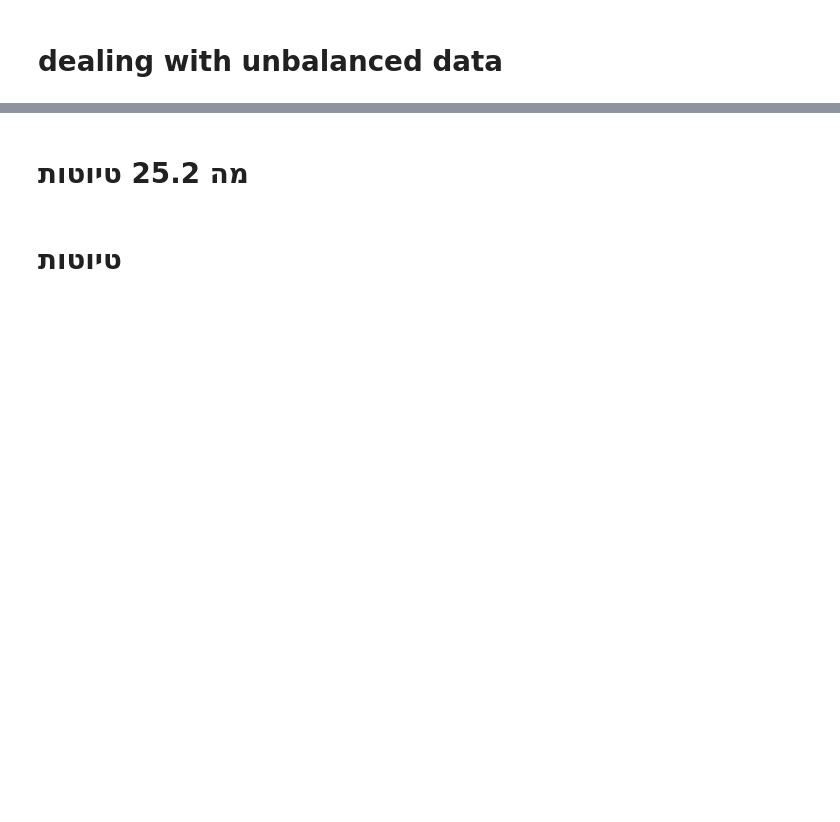
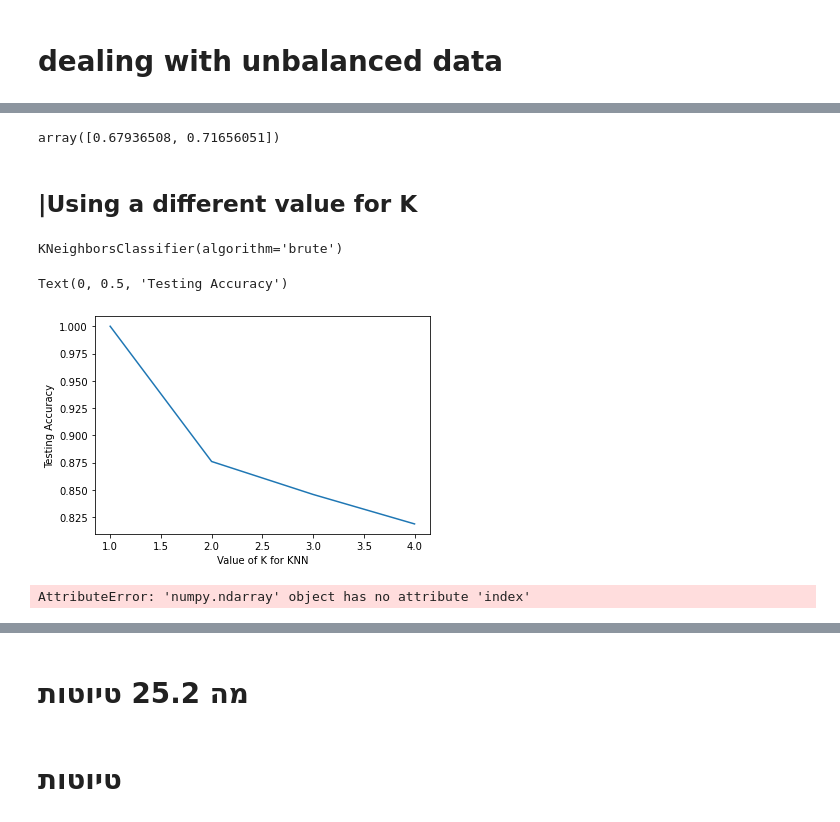
Before and after one commit to BabyBlue555/firstYear-semA-project, a Jupyter notebook: get-good-track-id.ipynb, the cells around one changed output, grey strips where cells are left out. Cells and saved outputs as stored; diff of their text form; code cells hidden in the pictures; blank space fills up the shorter version.

Commit message:
starting models

```diff
--- a/get-good-track-id.ipynb
+++ b/get-good-track-id.ipynb
@@ -850,4 +717,4 @@ high_corr_add.loc[:
 # %%
-fig, ax = plt.subplots(figsize=(12,12))
-sns.heatmap(high_corr.corr(),annot=True)
-sns.set(font_scale=1)
+# fig, ax = plt.subplots(figsize=(12,12))
+# sns.heatmap(high_corr.corr(),annot=True)
+# sns.set(font_scale=1)
@@ -901,0 +760,12 @@ sns.catplot(x="genre", kind="count", palette="ch:.25", data=songs_df)
+# %%
+from sklearn.dummy import DummyClassifier
+# defining the strategy
+# dummy_clf = DummyClassifier(strategy="most_frequent")
+dummy_clf = DummyClassifier(strategy="stratified")
+
+dummy_clf.fit(X_train, Y_train)
+#dummy_clf.score(X_train, Y_train)
+dummy_clf.predict(X_test)
+
+#accuracy
+dummy_clf.score(X_train, Y_train)
@@ -901,0 +814,7 @@ sns.catplot(x="genre", kind="count", palette="ch:.25", data=songs_df)
+# %%
+#specify tuning parameters
+# we chose brute force, since our data is small: For small data sets ( less than 30 or so),  is comparable to , and brute force algorithms can be more efficient than a tree-based approach.
+knn = KNeighborsClassifier(n_neighbors=3,algorithm="brute")
+
+# Fit the model with data (aka "model training")
+knn.fit(X_train_standardized,Y_train)
@@ -901,0 +852,16 @@ sns.catplot(x="genre", kind="count", palette="ch:.25", data=songs_df)
+# %%
+#accuracy
+scores
+# %% [output]
+array([0.67936508, 0.71656051])
+# %% [markdown]
+## |Using a different value for K
+# %%
+#specify tuning parameters
+# we chose brute force, since our data is small: For small data sets ( less than 30 or so),  is comparable to , and brute force algorithms can be more efficient than a tree-based approach.
+knn = KNeighborsClassifier(n_neighbors=5,algorithm="brute")
+
+# Fit the model with data (aka "model training")
+knn.fit(X_train_standardized,Y_train)
+# %% [output]
+KNeighborsClassifier(algorithm='brute')
@@ -901,0 +870,23 @@ sns.catplot(x="genre", kind="count", palette="ch:.25", data=songs_df)
+# %%
+# try K=1 through K=30 and plot testing accuracy
+k_range = list(range(1, 5))
+scores = []
+for k in k_range:
+    knn = KNeighborsClassifier(n_neighbors=k)
+    knn.fit(X_train_standardized, Y_train)
+    y_pred = knn.predict(X_train_standardized)
+    scores.append(metrics.accuracy_score(Y_train, y_pred))
+
+plt.plot(k_range, scores)
+plt.xlabel('Value of K for KNN')
+plt.ylabel('Testing Accuracy')
+# %% [output]
+Text(0, 0.5, 'Testing Accuracy')
+[figure, added]
+# %%
+max_score = max(scores)
+best_K = scores.index(max(scores))+1
+
+print("the first k value with best score is " + str(best_K) + " with accuracy of " + str(max_score))
+# %% [output]
+AttributeError: 'numpy.ndarray' object has no attribute 'index'
```
Also changed, not shown: parts of 84 cells of this notebook.
